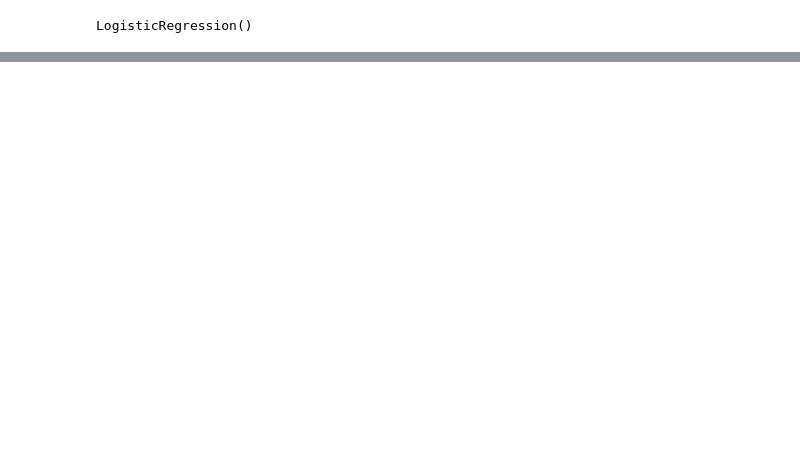
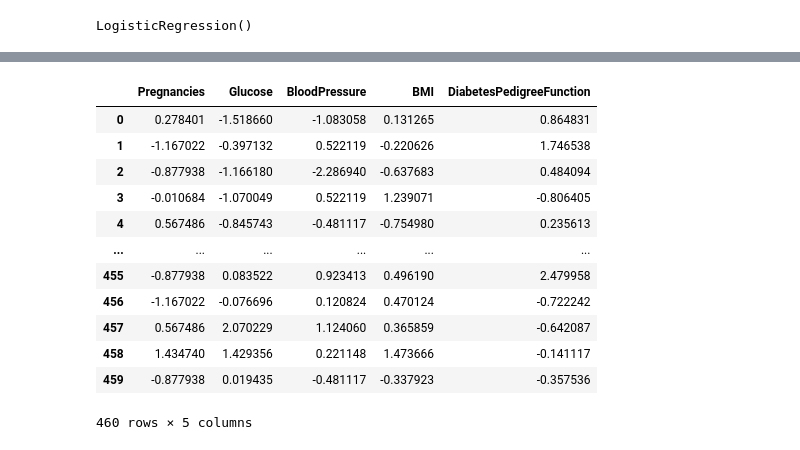
Before and after one commit to hahahang0/MLPracFromKaggle, a Jupyter notebook: DiabetestDataset/solutions/diabetes.ipynb, the cells around one changed output, grey strips where cells are left out. Drawn from its saved outputs; the diff is of its cells as text; code cells hidden in the pictures; blank space fills up the shorter version.

```diff
--- a/DiabetestDataset/solutions/diabetes.ipynb
+++ b/DiabetestDataset/solutions/diabetes.ipynb
@@ -299,0 +308,16 @@ lr.score(x_train,y_train)
+# %%
+df_selected_x
+# %% [output]
+|  | Pregnancies | Glucose | BloodPressure | BMI | DiabetesPedigreeFunction |
+| 0 | 0.278401 | -1.518660 | -1.083058 | 0.131265 | 0.864831 |
+| 1 | -1.167022 | -0.397132 | 0.522119 | -0.220626 | 1.746538 |
+| 2 | -0.877938 | -1.166180 | -2.286940 | -0.637683 | 0.484094 |
+| 3 | -0.010684 | -1.070049 | 0.522119 | 1.239071 | -0.806405 |
+| 4 | 0.567486 | -0.845743 | -0.481117 | -0.754980 | 0.235613 |
+| ... | ... | ... | ... | ... | ... |
+| 455 | -0.877938 | 0.083522 | 0.923413 | 0.496190 | 2.479958 |
+| 456 | -1.167022 | -0.076696 | 0.120824 | 0.470124 | -0.722242 |
+| 457 | 0.567486 | 2.070229 | 1.124060 | 0.365859 | -0.642087 |
+| 458 | 1.434740 | 1.429356 | 0.221148 | 1.473666 | -0.141117 |
+| 459 | -0.877938 | 0.019435 | -0.481117 | -0.337923 | -0.357536 |
+460 rows × 5 columns
```
Also changed, not shown: parts of 16 cells of this notebook, 3 other files.
